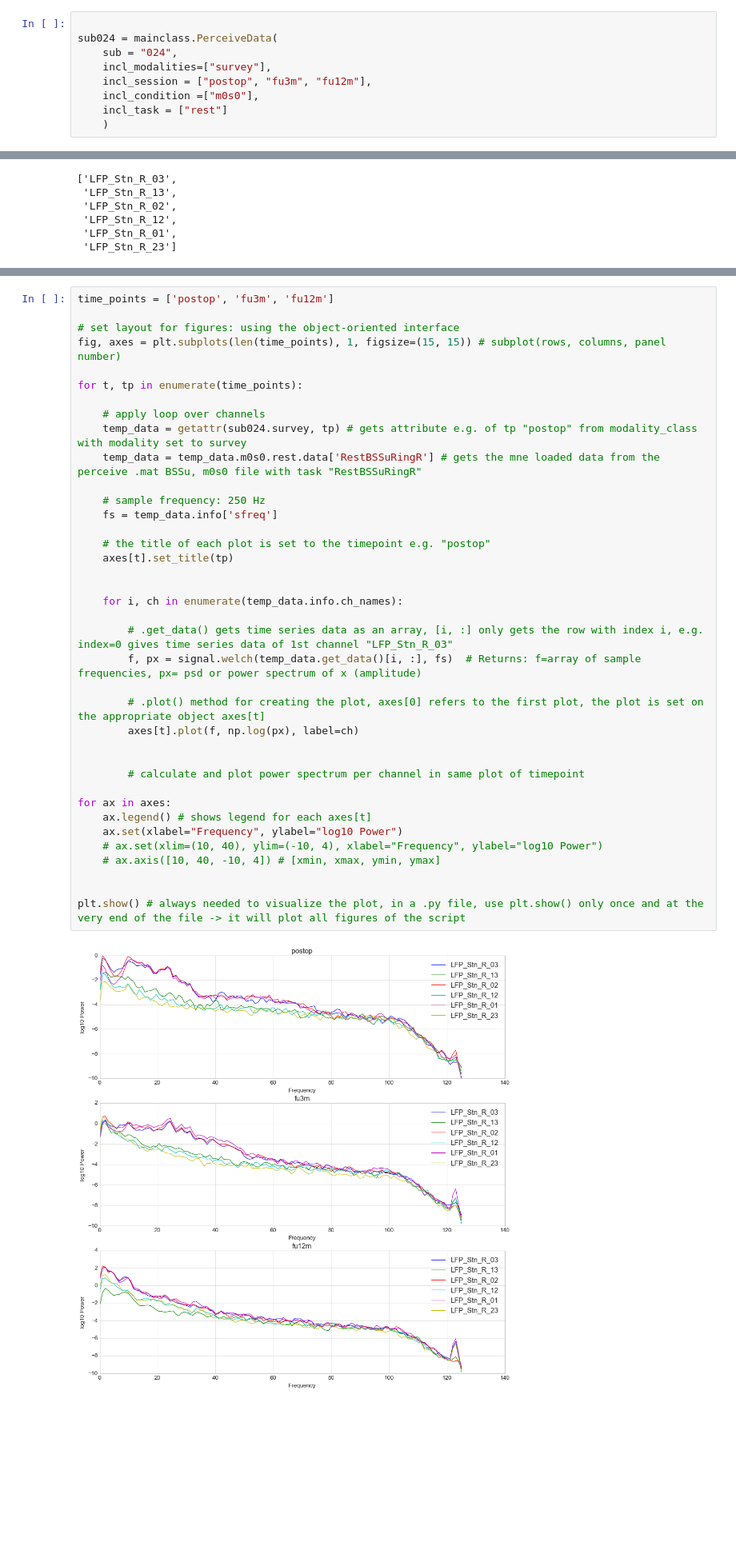
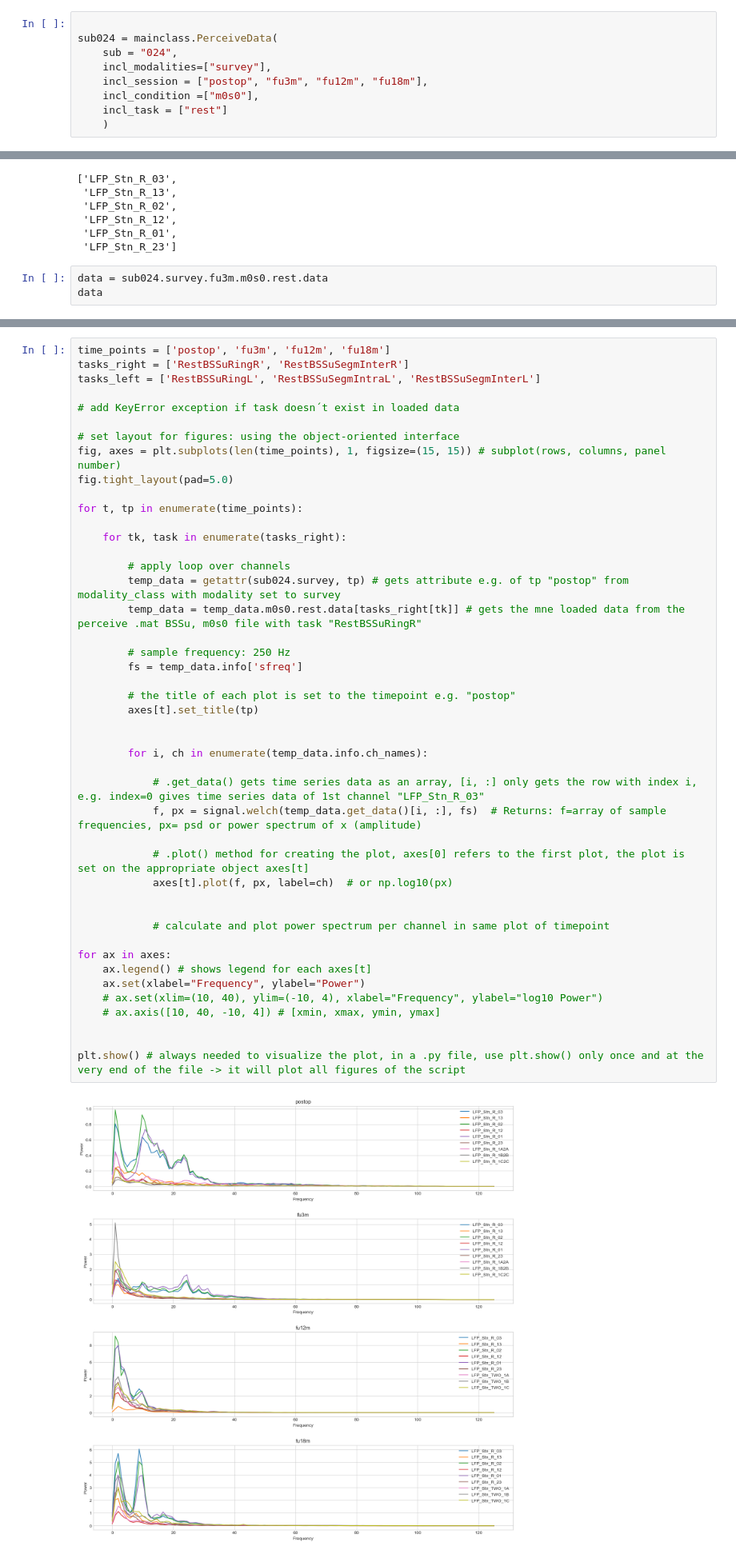
Before and after one commit to jgvhabets/PyPerceive, a Jupyter notebook: code/notebooks/percept_tf_analysis.ipynb, the cells around one changed output, grey strips where cells are left out. Shown at 80% size. Drawn from its saved outputs; the diff is of its cells as text; blank space fills up the shorter version.

```diff
--- a/code/notebooks/percept_tf_analysis.ipynb
+++ b/code/notebooks/percept_tf_analysis.ipynb
@@ -284,7 +305,7 @@ The data object has:
 sub024 = mainclass.PerceiveData(
     sub = "024",
     incl_modalities=["survey"],
-    incl_session = ["postop", "fu3m", "fu12m"],
+    incl_session = ["postop", "fu3m", "fu12m", "fu18m"],
     incl_condition =["m0s0"],
     incl_task = ["rest"]
     )
@@ -458,3 +475,6 @@ data["RestBSSuRingR"].ch_names
  'LFP_Stn_R_12',
  'LFP_Stn_R_01',
  'LFP_Stn_R_23']
+# %%
+data = sub024.survey.fu3m.m0s0.rest.data
+data
@@ -506,43 +594,50 @@ plt.show()
 # %%
-time_points = ['postop', 'fu3m', 'fu12m']
+time_points = ['postop', 'fu3m', 'fu12m', 'fu18m']
+tasks_right = ['RestBSSuRingR', 'RestBSSuSegmInterR']
+tasks_left = ['RestBSSuRingL', 'RestBSSuSegmIntraL', 'RestBSSuSegmInterL']
+
+# add KeyError exception if task doesn´t exist in loaded data
 
 # set layout for figures: using the object-oriented interface
 fig, axes = plt.subplots(len(time_points), 1, figsize=(15, 15)) # subplot(rows, columns, panel number)
+fig.tight_layout(pad=5.0)
 
 for t, tp in enumerate(time_points):
 
-    # apply loop over channels
-    temp_data = getattr(sub024.survey, tp) # gets attribute e.g. of tp "postop" from modality_class with modality set to survey
-    temp_data = temp_data.m0s0.rest.data['RestBSSuRingR'] # gets the mne loaded data from the perceive .mat BSSu, m0s0 file with task "RestBSSuRingR"
+    for tk, task in enumerate(tasks_right):
 
-    # sample frequency: 250 Hz
-    fs = temp_data.info['sfreq']
+        # apply loop over channels
+        temp_data = getattr(sub024.survey, tp) # gets attribute e.g. of tp "postop" from modality_class with modality set to survey
+        temp_data = temp_data.m0s0.rest.data[tasks_right[tk]] # gets the mne loaded data from the perceive .mat BSSu, m0s0 file with task "RestBSSuRingR"
 
-    # the title of each plot is set to the timepoint e.g. "postop"
-    axes[t].set_title(tp)
+        # sample frequency: 250 Hz
+        fs = temp_data.info['sfreq']
+
+        # the title of each plot is set to the timepoint e.g. "postop"
+        axes[t].set_title(tp)
 
 
-    for i, ch in enumerate(temp_data.info.ch_names):
+        for i, ch in enumerate(temp_data.info.ch_names):
 
-        # .get_data() gets time series data as an array, [i, :] only gets the row with index i, e.g. index=0 gives time series data of 1st channel "LFP_Stn_R_03"
-        f, px = signal.welch(temp_data.get_data()[i, :], fs)  # Returns: f=array of sample frequencies, px= psd or power spectrum of x (amplitude)
+            # .get_data() gets time series data as an array, [i, :] only gets the row with index i, e.g. index=0 gives time series data of 1st channel "LFP_Stn_R_03"
+            f, px = signal.welch(temp_data.get_data()[i, :], fs)  # Returns: f=array of sample frequencies, px= psd or power spectrum of x (amplitude)
 
-        # .plot() method for creating the plot, axes[0] refers to the first plot, the plot is set on the appropriate object axes[t]
-        axes[t].plot(f, np.log(px), label=ch)
+            # .plot() method for creating the plot, axes[0] refers to the first plot, the plot is set on the appropriate object axes[t]
+            axes[t].plot(f, px, label=ch)  # or np.log10(px)
 
 
-        # calculate and plot power spectrum per channel in same plot of timepoint
+            # calculate and plot power spectrum per channel in same plot of timepoint
 
 for ax in axes:
     ax.legend() # shows legend for each axes[t]
-    ax.set(xlabel="Frequency", ylabel="log10 Power")
+    ax.set(xlabel="Frequency", ylabel="Power")
     # ax.set(xlim=(10, 40), ylim=(-10, 4), xlabel="Frequency", ylabel="log10 Power")
     # ax.axis([10, 40, -10, 4]) # [xmin, xmax, ymin, ymax]
 
 
 plt.show() # always needed to visualize the plot, in a .py file, use plt.show() only once and at the very end of the file -> it will plot all figures of the script
 # %% [output]
-[figure, old version]
+[figure, new version]
 # %%
 # saving figures with savefig(), will be saved in the cwd
 sub = '024'
```
Also changed, not shown: parts of 10 cells of this notebook, 1 other file.
